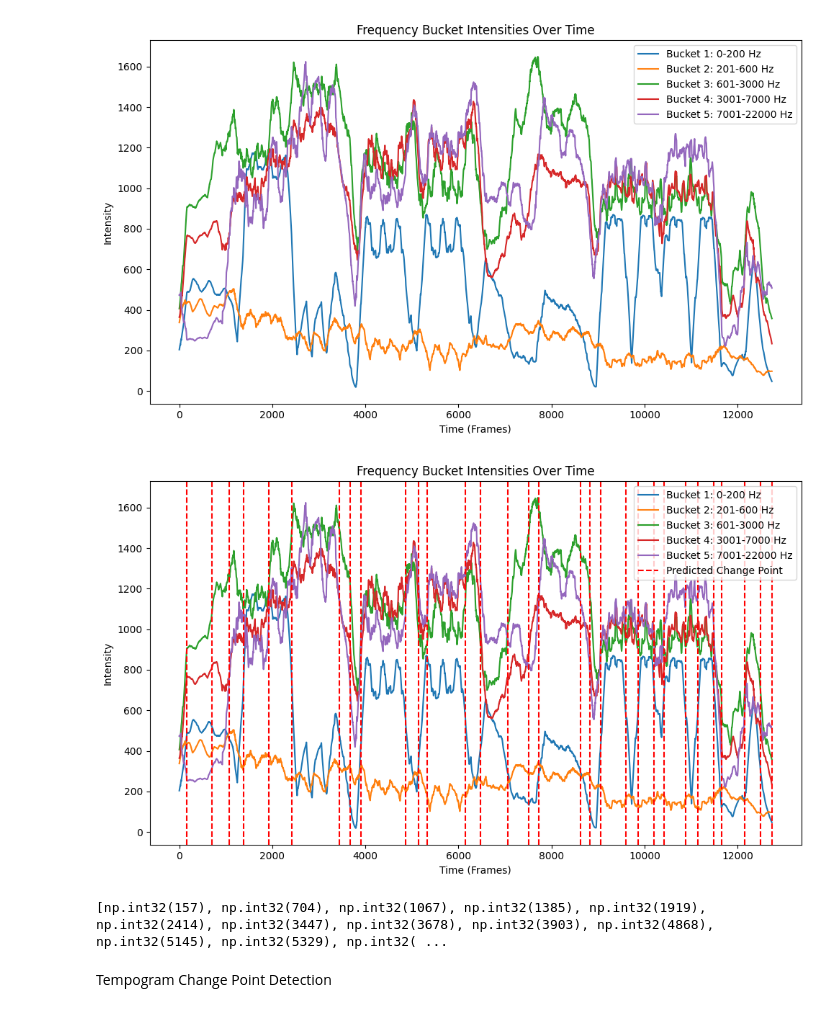
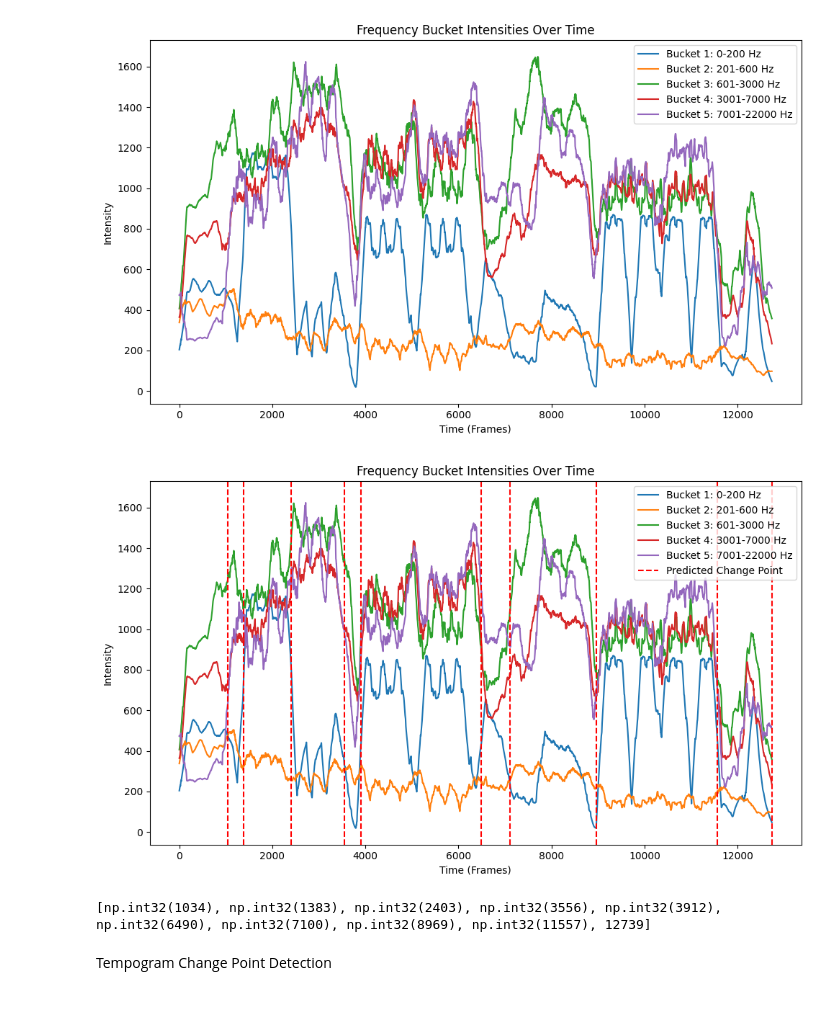
Before and after one commit to shiva-menta/automatic-cuepoints, a Jupyter notebook: track_interface/cuepoint_engines/visualizer.ipynb, the cells around one changed output. Drawn from its saved outputs; the diff is of its cells as text; code cells hidden in the pictures.

```diff
--- a/track_interface/cuepoint_engines/visualizer.ipynb
+++ b/track_interface/cuepoint_engines/visualizer.ipynb
@@ -105,13 +105,13 @@ plot_frequency_buckets()
 # %%
 # 200 100000000
 mat = np.array(freq_bucket_to_signal).T
 model = rpt.KernelCPD(kernel="linear", min_size=157).fit(mat)
-estimated_change_points = model.predict(pen=10000000)
+estimated_change_points = model.predict(pen=100000000)
 
 plot_frequency_buckets(estimated_change_points, [])
 print(estimated_change_points)
 # %% [output]
-[figure, old version]
+[figure, new version]
-[np.int32(157), np.int32(704), np.int32(1067), np.int32(1385), np.int32(1919), np.int32(2414), np.int32(3447), np.int32(3678), np.int32(3903), np.int32(4868), np.int32(5145), np.int32(5329), np.int32( ...
+[np.int32(1034), np.int32(1383), np.int32(2403), np.int32(3556), np.int32(3912), np.int32(6490), np.int32(7100), np.int32(8969), np.int32(11557), 12739]
 # %% [markdown]
 Tempogram Change Point Detection
```
Also changed, not shown: parts of 1 cell of this notebook, 7 other files.
